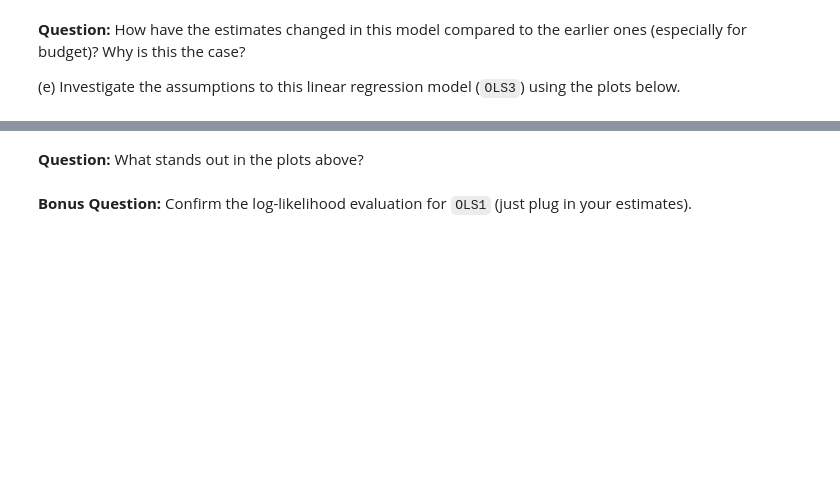
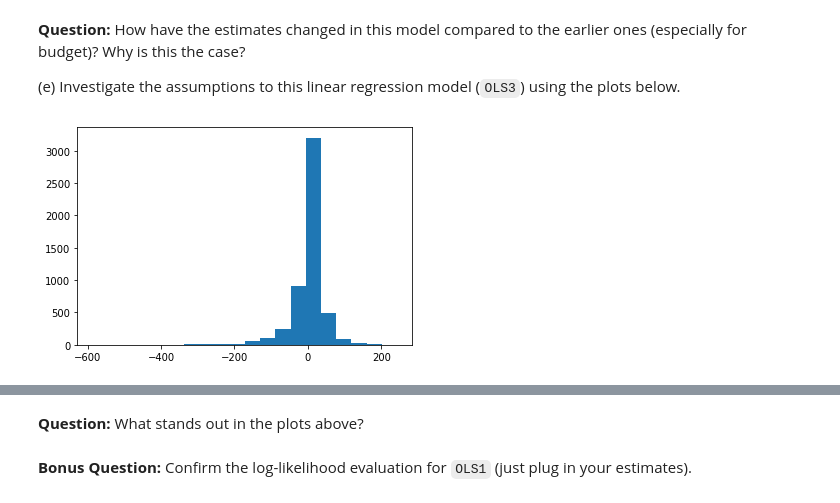
Before and after one commit to Harvard-IACS/2020-CS109A, a Jupyter notebook: content/lectures/lecture08/notebook/lec8-ex2-challenge.ipynb, the cells around one changed output, grey strips where cells are left out. Cells and saved outputs as stored; diff of their text form; code cells hidden in the pictures; blank space fills up the shorter version.

```diff
--- a/content/lectures/lecture08/notebook/lec8-ex2-challenge.ipynb
+++ b/content/lectures/lecture08/notebook/lec8-ex2-challenge.ipynb
@@ -85,7 +145,7 @@ ols1.summary()
 ### edTest(test_ols2) ###
 
 
-X = sm.add_constant(___)
+X = sm.add_constant(movies[['year', 'budget']])
 ols2 = sm.OLS(movies['domestic'],X).fit()
 
 ols2.summary()
@@ -97,13 +180,13 @@ ols2.summary()
 ### edTest(test_interaction) ###
 
 #create the interaction term
-interaction =___*___
+interaction = movies['budget'] * movies['year']
 movies['interaction'] = interaction
 
 # define the X matrix
-X = ___
+X = sm.add_constant(movies[['budget', 'year', 'interaction']])
 
 #fit the model
-ols3 = sm.OLS(___,___).fit()
+ols3 = sm.OLS(movies['domestic'], X).fit()
 
 ols3.summary()
@@ -114,10 +221,12 @@ ols3.summary()
 # %%
 # define predicted values (yhat) and residuals
 yhat = ols3.predict()
-resid = ___ - ___
+resid = yhat - movies['domestic']
 
 #plot the histogram of the residuals
-plt.___(resid,bins=20)
+plt.hist(resid,bins=20)
 plt.show()
+# %% [output]
+[figure, added]
 # %%
 # residual scatterplot
```
Also changed, not shown: parts of 10 cells of this notebook, 1 other file.
